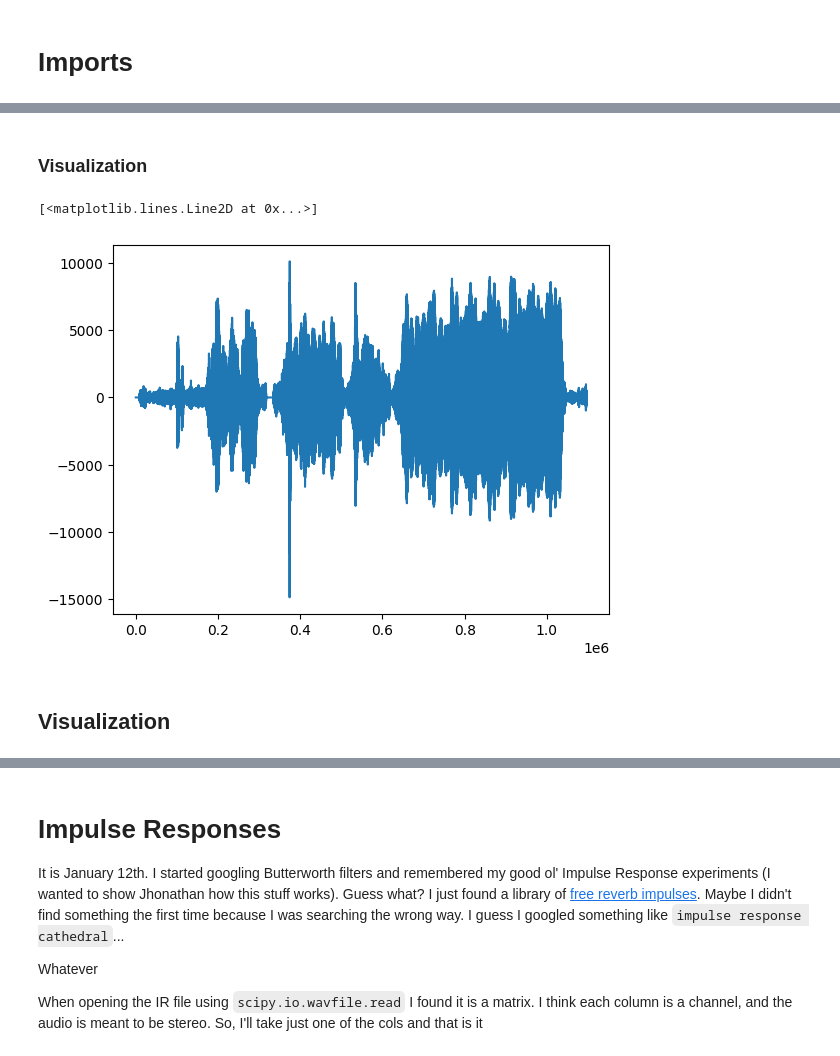
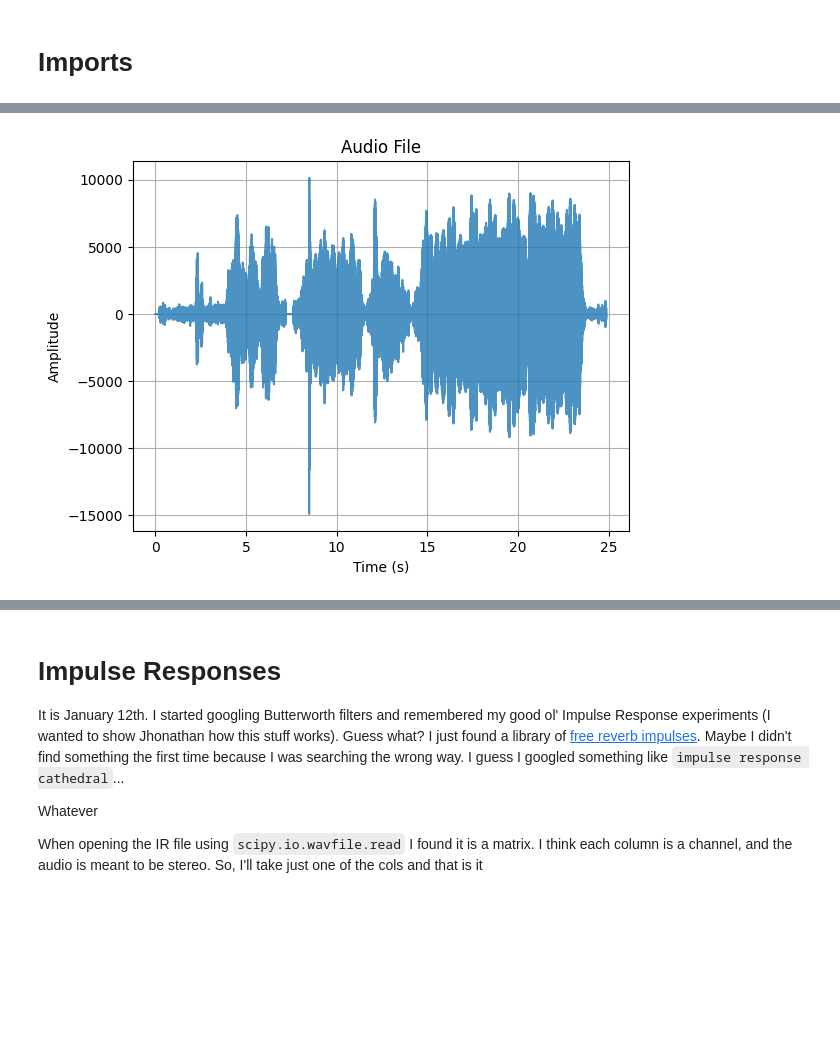
Before and after one commit to mtxslv/audio-processing-with-python, a Jupyter notebook: notebooks/audio_experiments.ipynb, the cells around one changed output, grey strips where cells are left out. Drawn from its saved outputs; the diff is of its cells as text; code cells hidden in the pictures; blank space fills up the shorter version.

```diff
--- a/notebooks/audio_experiments.ipynb
+++ b/notebooks/audio_experiments.ipynb
@@ -23,0 +49,21 @@ I decided to try capturing the spectrum (FFT) from the audio.
+# %%
+def plot_audio_in_time(data:np.array, sample_rate: int, duration: float, plot_title:str = 'Audio File'):
+    """
+    Plots the audio signal in time.
+
+    Parameters
+    ----------
+    data : np.array
+        The audio signal.
+    sample_rate : int
+        The sample rate of the audio signal.
+    duration : float
+        The duration of the audio signal.
+    """
+    time = np.arange(0, duration, 1/sample_rate)
+    plt.plot(time, data, alpha=0.8)
+    plt.xlabel('Time (s)')
+    plt.ylabel('Amplitude')
+    plt.title(plot_title)
+    plt.grid(True)
+    plt.show()
@@ -37,9 +154,6 @@ duration = 25 # 25 seconds
-# %% [markdown]
-### Visualization
-# %%
-plt.plot(data)
-# %% [output]
-[<matplotlib.lines.Line2D at 0x...>]
-[figure, removed]
-# %% [markdown]
-## Visualization
+# %%
+cup_sound_path = samples_path / 'cup_sound.wav'
+data, sample_rate, duration = get_audio(str(cup_sound_path))
+plot_audio_in_time(data,sample_rate,duration)
+# %% [output]
+[figure, added]
```
Also changed, not shown: parts of 30 cells of this notebook.
